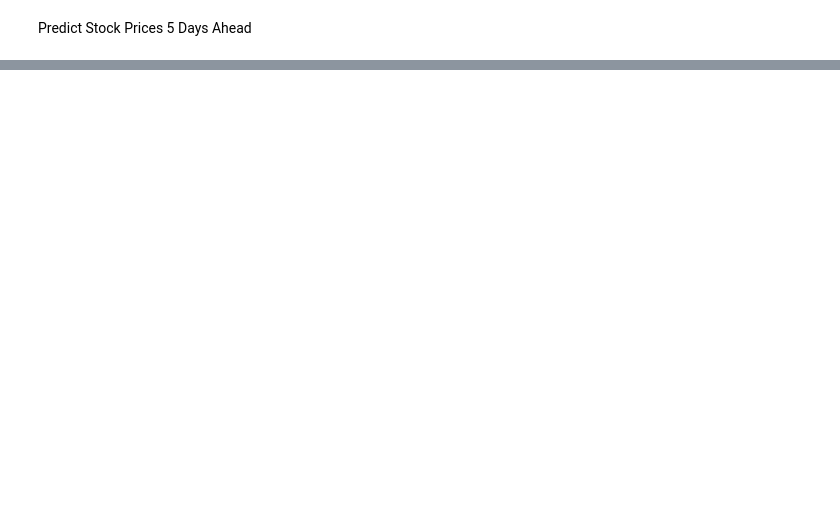
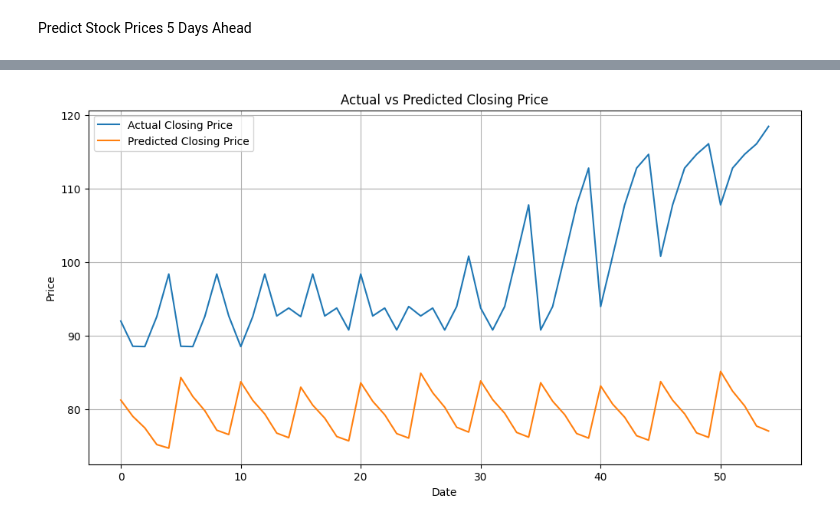
Before and after one commit to YusufAq1/Predicting-Stock-Prices-Using-LSTM, a Jupyter notebook: main2.ipynb, the cells around one changed output, grey strips where cells are left out. Cells and saved outputs as stored; diff of their text form; code cells hidden in the pictures; blank space fills up the shorter version.

```diff
--- a/main2.ipynb
+++ b/main2.ipynb
@@ -34,2 +34,29 @@ plt.show()
 # %%
 import numpy as np
+from sklearn.preprocessing import MinMaxScaler
+
+data = close_price.to_numpy()
+
+scaler = MinMaxScaler()
+scaled_dataset = scaler.fit_transform(data)
+
+
+train_size = int(len(scaled_dataset) * 0.70)
+train_set = scaled_dataset[:train_size]
+test_set = scaled_dataset[train_size:]
+
+def create_sequence(data, seq_length, n_steps_ahead):
+    x = []
+    y = []
+    for i in range(seq_length, len(data) - n_steps_ahead + 1):
+        x.append(data[i-seq_length:i, 0])
+        y.append(data[i:i+n_steps_ahead, 0])
+
+    return np.array(x), np.array(y)
+
+x_train, y_train = create_sequence(train_set, 60, 5)
+x_test, y_test = create_sequence(test_set, 60, 5)
+
+# (samples, time_steps, features)
+x_train = x_train.reshape((x_train.shape[0],x_train.shape[1],1))
+x_test = x_test.reshape((x_test.shape[0], x_test.shape[1], 1))
@@ -35,0 +155,19 @@ import numpy as np
+# %%
+true_prices = scaler.inverse_transform(y_test.reshape(-1,1))
+
+true_prices = true_prices.flatten()
+predicted = predicted.flatten()
+
+
+# Plot
+plt.figure(figsize=(12, 6))
+plt.plot(true_prices, label='Actual Closing Price')
+plt.plot(predicted, label='Predicted Closing Price')
+plt.title('Actual vs Predicted Closing Price')
+plt.xlabel('Date')
+plt.ylabel('Price')
+plt.legend()
+plt.grid(True)
+plt.show()
+# %% [output]
+[figure, added]
```
Also changed, not shown: parts of 3 cells of this notebook.
